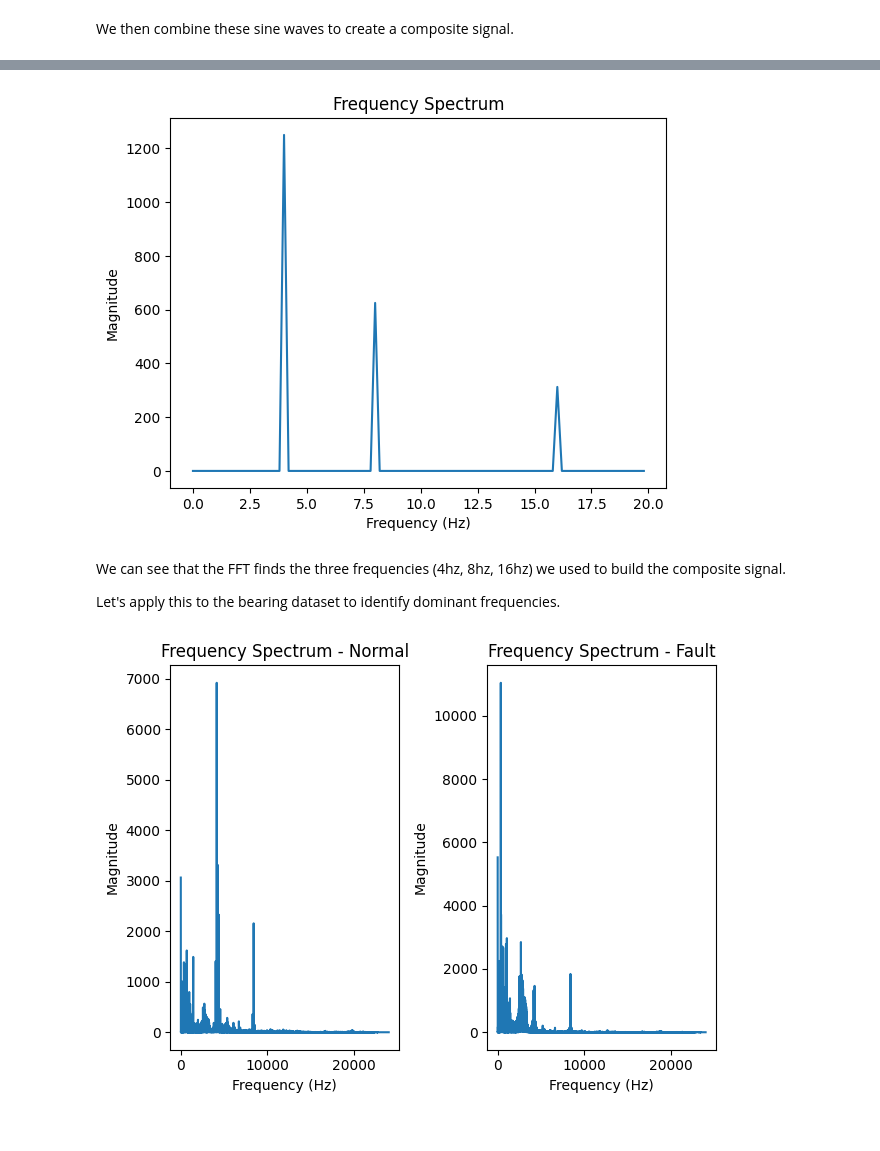
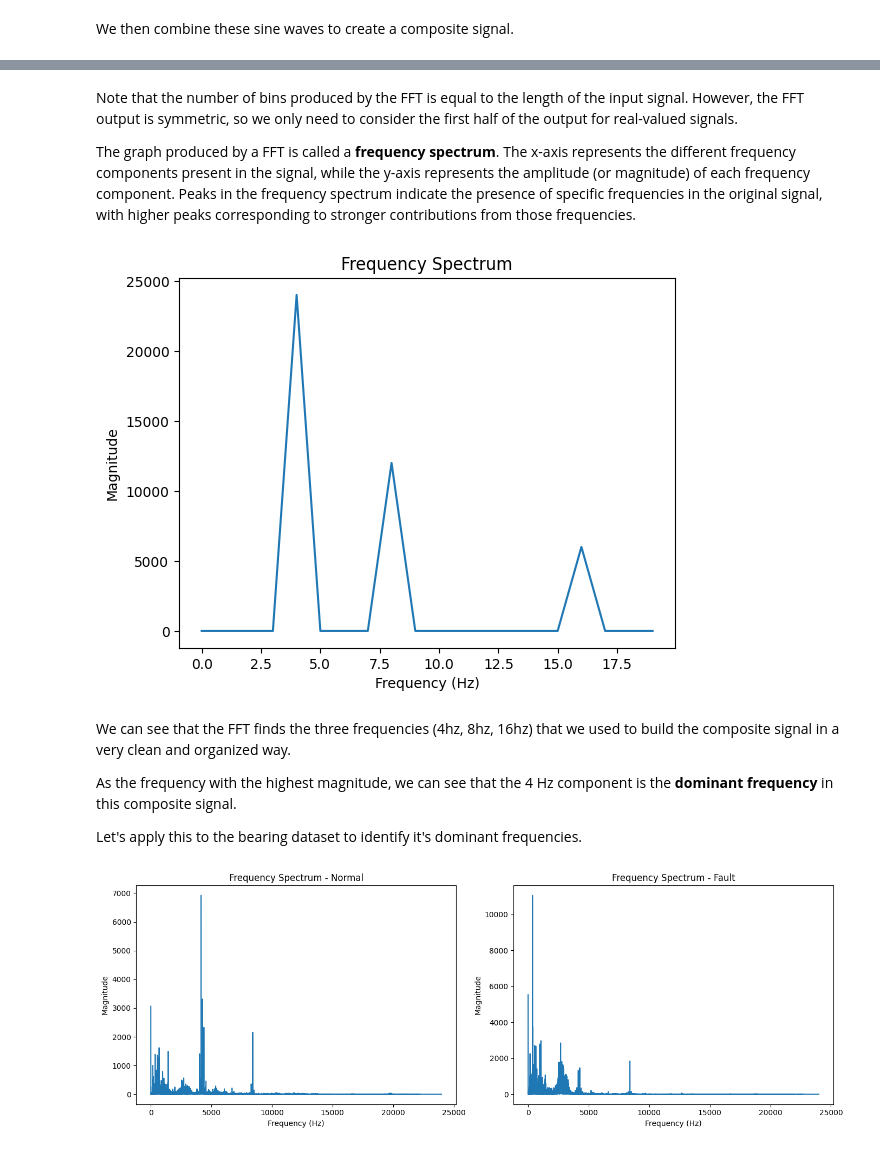
Before and after one commit to cwhitz/ts-trove, a Jupyter notebook: notebooks/signal_analysis.ipynb, the cells around one changed output, grey strips where cells are left out. Drawn from its saved outputs; the diff is of its cells as text; code cells hidden in the pictures.

Commit message:
More work on signal analysis

```diff
--- a/notebooks/signal_analysis.ipynb
+++ b/notebooks/signal_analysis.ipynb
@@ -73,6 +77,6 @@ As mentioned above, there are some specialized terms and concepts for signal ana
 # %%
-sampling_rate = 500
-T = 5.0
+sampling_rate = 48000
+T = 1.0
 n_samples = int(T * sampling_rate)
 time = np.linspace(0.0, T, n_samples, endpoint=False)
 
@@ -148,35 +150,43 @@ fft_results = fft_analysis(sine_wave_composite, sampling_rate)
+# %% [markdown]
+Note that the number of bins produced by the FFT is equal to the length of the input signal. However, the FFT output is symmetric, so we only need to consider the first half of the output for real-valued signals.
+
+The graph produced by a FFT is called a **frequency spectrum**. The x-axis represents the different frequency components present in the signal, while the y-axis represents the amplitude (or magnitude) of each frequency component. Peaks in the frequency spectrum indicate the presence of specific frequencies in the original signal, with higher peaks corresponding to stronger contributions from those frequencies.
 # %%
+fft_results = fft_analysis(sine_wave_composite, sampling_rate)
+
 plt.figure()
-plt.plot(fft_results['frequencies'][:100], fft_results['magnitude'][:100])
+plt.plot(fft_results['frequencies'][:20], fft_results['magnitude'][:20])
 plt.title("Frequency Spectrum")
 plt.xlabel("Frequency (Hz)")
 plt.ylabel("Magnitude")
 plt.show()
 # %% [output]
-[figure, old version]
+[figure, new version]
 # %% [markdown]
-We can see that the FFT finds the three frequencies (4hz, 8hz, 16hz) we used to build the composite signal.
+We can see that the FFT finds the three frequencies (4hz, 8hz, 16hz) that we used to build the composite signal in a very clean and organized way.
 
-Let's apply this to the bearing dataset to identify dominant frequencies.
+As the frequency with the highest magnitude, we can see that the 4 Hz component is the **dominant frequency** in this composite signal.
+
+Let's apply this to the bearing dataset to identify it's dominant frequencies.
 # %%
 normal_fft_results = fft_analysis(ts_normal, sampling_rate=48000)
 fault_fft_results = fft_analysis(ts_fault, sampling_rate=48000)
 
-
-plt.figure()
+plt.figure(figsize=(14, 5))
 plt.subplot(1, 2, 1)
 plt.plot(normal_fft_results['frequencies'], normal_fft_results['magnitude'])
 plt.xlabel("Frequency (Hz)")
 plt.ylabel("Magnitude")
 plt.title("Frequency Spectrum - Normal")
 plt.subplot(1, 2, 2)
 plt.plot(fault_fft_results['frequencies'], fault_fft_results['magnitude'])
 plt.xlabel("Frequency (Hz)")
 plt.ylabel("Magnitude")
 plt.title("Frequency Spectrum - Fault")
 plt.tight_layout()
+plt.show()
 # %% [output]
-[figure, old version]
+[figure, new version]
 # %% [markdown]
 There are a lot more contributing frequencies in the bearing data, indicating a more complex signal composition as might be expected from real-world sensor data.
 
```
Also changed, not shown: parts of 12 cells of this notebook.
